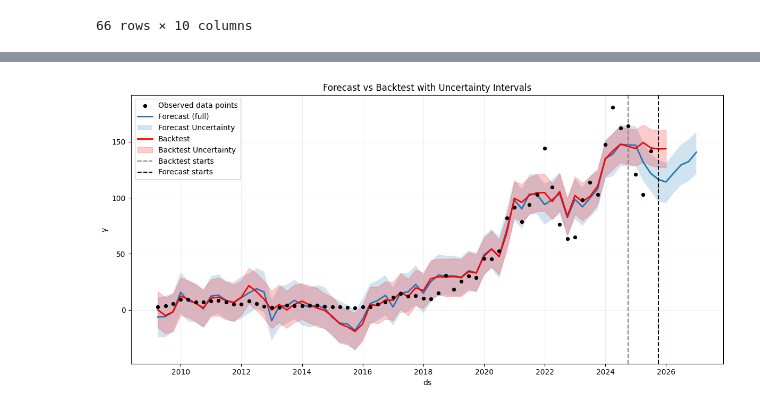
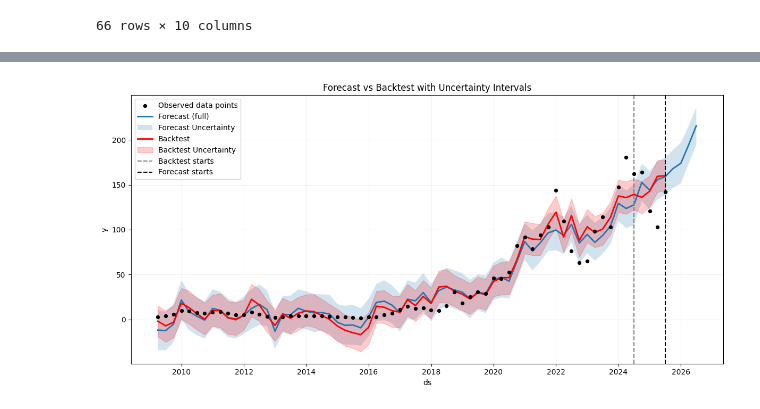
Before and after one commit to JonMc19/Stock-Price-Prediction-combining-econometric-models-and-ML, a Jupyter notebook: Type of analysis/Analisis temporal/models/amd/Prophet_model.ipynb, the cells around one changed output, grey strips where cells are left out. Cells and saved outputs as stored; diff of their text form; code cells hidden in the pictures.

```diff
--- a/Type of analysis/Analisis temporal/models/amd/Prophet_model.ipynb
+++ b/Type of analysis/Analisis temporal/models/amd/Prophet_model.ipynb
@@ -65,10 +65,9 @@ data[40:]
 #2) Add a future base scenario so Proheet can make predictions
 
 # ================== CONFIG ==================
-FUTURE_PERIODS = 6    # nº de trimestres a predecir
+FUTURE_PERIODS = 4    # nº de trimestres a predecir
 FREQ = "Q"            # frecuencia trimestral
-REG_COLS = ["revenue_musd", "net_income_musd", "assets_liabilities_ratio", "share_holder_equity_musd", "gdp_growth", "interest_rate"]
-
+REG_COLS = ["revenue_musd", "net_income_musd", "total_assets_musd","total_liabilities_musd",  "share_holder_equity_musd", "gdp_growth", "interest_rate"]
 # ================== PREP ====================
 df = data.copy()
 #df = df.rename(columns={"DS": "ds"})   # Prophet requiere columnas: ds (datetime), y (target)
@@ -92,11 +91,16 @@ df[REG_COLS] = df[REG_COLS].ffill()
 # ================== ESCENARIO FUTURO ==================
 # Calcula crecimiento medio trimestral para flows/equity
 growth_rates = {}
-for col in ["revenue_musd", "net_income_musd", "share_holder_equity_musd"]:  #Calculate growth rates and append to dictionary
-    growth_rates[col] = df[col].pct_change().mean(skipna=True)
+n = len(df)
 
-growth_rates["gdp_growth"]=df["gdp_growth"].mean() #Cause gdp_growth is already a growth rate just calculate the mean
-growth_rates["interest_rate"]=df["interest_rate"].mean() #Cause interest_rate is already a rate just calculate the mean
+# exponential weights: more recent quarters get larger weight
+K=8
+weights = np.exp(np.linspace(-K, 0, n))
+weights /= weights.sum()  # normalize to sum to 1
+
+for col in ["revenue_musd", "net_income_musd", "total_assets_musd","total_liabilities_musd", "share_holder_equity_musd"]:
+    gr = df[col].pct_change()
+    growth_rates[col] = np.average(gr.dropna(), weights=weights[1:])  # skip first NaN
 
 
 # Último punto observado
@@ -107,12 +111,13 @@ future_dates = pd.date_range(start=df["ds"].max(), periods=FUTURE_PERIODS+1, fre
 future = pd.DataFrame({"ds": future_dates})
 
 # Proyecta regresores (escenario baseline)
-for col in ["revenue_musd", "net_income_musd", "share_holder_equity_musd"]:
+for col in ["revenue_musd", "net_income_musd", "total_assets_musd","total_liabilities_musd", "share_holder_equity_musd"]:
     gr = 0.0 if np.isnan(growth_rates[col]) else growth_rates[col]
     future[col] = [last[col] * (1 + gr) ** i for i in range(1, FUTURE_PERIODS+1)]
 
 # Mantén constantes estos regresores (o pon tu propio escenario)
-future["assets_liabilities_ratio"] = last["assets_liabilities_ratio"]
+#future["assets_liabilities_ratio"] = last["assets_liabilities_ratio"]
+
 # gdp_growth: mantener último valor (o define tu propio escenario macro)
 future["gdp_growth"] = last["gdp_growth"]
 # interest_rate: mantener último valor (o define tu propio escenario macro)
@@ -147,12 +168,16 @@ df_bt[REG_COLS] = df_bt[REG_COLS].ffill()
 # ================== ESCENARIO FUTURO ==================
 # Calcula crecimiento medio trimestral para flows/equity
 growth_rates_bt = {}
-for col in ["revenue_musd", "net_income_musd", "share_holder_equity_musd"]:  #Calculate growth rates and append to dictionary
-    growth_rates_bt[col] = df_bt[col].pct_change().mean(skipna=True)
+n_bt = len(df_bt)
 
-growth_rates_bt["gdp_growth"]=df_bt["gdp_growth"].mean() #Cause gdp_growth is already a growth rate just calculate the mean
-growth_rates_bt["interest_rate"]=df_bt["interest_rate"].mean() #Cause interest_rate is already a rate just calculate the mean
+# exponential weights: more recent quarters get larger weight
+K=8
+weights_bt = np.exp(np.linspace(4, 0, n_bt))
+weights_bt /= weights_bt.sum()  # normalize to sum to 1
 
+for col in ["revenue_musd", "net_income_musd", "total_assets_musd","total_liabilities_musd", "share_holder_equity_musd"]:
+    gr_bt = df_bt[col].pct_change()
+    growth_rates_bt[col] = np.average(gr_bt.dropna(), weights=weights_bt[1:])  # skip first NaN
 
 # Último punto observado
 last_bt = df_bt.sort_values("ds").iloc[-1]
@@ -162,12 +187,10 @@ future_dates_bt = pd.date_range(start=df_bt["ds"].max(), periods=FUTURE_PERIODS+
 future_bt = pd.DataFrame({"ds": future_dates_bt})
 
 # Proyecta regresores (escenario baseline)
-for col in ["revenue_musd", "net_income_musd", "share_holder_equity_musd"]:
+for col in ["revenue_musd", "net_income_musd", "total_assets_musd","total_liabilities_musd", "share_holder_equity_musd"]:
     gr_bt = 0.0 if np.isnan(growth_rates_bt[col]) else growth_rates_bt[col]
-    future_bt[col] = [last_bt[col] * (1 + gr) ** i for i in range(1, FUTURE_PERIODS+1)]
+    future_bt[col] = [last_bt[col] * (1 + gr_bt) ** i for i in range(1, FUTURE_PERIODS+1)]
 
-# Mantén constantes estos regresores (o pon tu propio escenario)
-future_bt["assets_liabilities_ratio"] = last_bt["assets_liabilities_ratio"]
 # gdp_growth: mantener último valor (o define tu propio escenario macro)
 future_bt["gdp_growth"] = last_bt["gdp_growth"]
 # interest_rate: mantener último valor (o define tu propio escenario macro)
@@ -401,8 +457,8 @@ results['ds'] = pd.to_datetime(results['ds'])
 results_bt['ds'] = pd.to_datetime(results_bt['ds'])
 
 # --- Find split dates
-bt_split   = results_bt.loc[results_bt['is_future'], 'ds'].min()   # ~2024-09-30
-full_split = results.loc[results['is_future'], 'ds'].min()         # ~2025-09-30
+bt_split   = results_bt.loc[results_bt['is_future'].eq(False), 'ds'].max()   # ~2024-06-30
+full_split = results.loc[results['is_future'].eq(False), 'ds'].max()         # ~2025-06-30
 
 fig, ax = plt.subplots(figsize=(12,6))
 
@@ -418,31 +474,31 @@ ax.fill_between(results['ds'], results['yhat_lower'], results['yhat_upper'],
                 alpha=0.2, label='Forecast Uncertainty')
 
 # Backtest line + CI
 ax.plot(results_bt['ds'], results_bt['yhat'], label='Backtest', linewidth=2, color='red')
 ax.fill_between(results_bt['ds'], results_bt['yhat_lower'], results_bt['yhat_upper'],
                 alpha=0.2, label='Backtest Uncertainty', color='red')
 
 # --- Vertical split lines
 if pd.notna(bt_split):
     ax.axvline(bt_split, linestyle='--', linewidth=1.5, color='gray')
     # Dummy handle just for legend
     ax.plot([], [], linestyle='--', linewidth=1.5, color='gray', label='Backtest starts')
 
 if pd.notna(full_split):
     ax.axvline(full_split, linestyle='--', linewidth=1.5, color='black')
     # Dummy handle just for legend
     ax.plot([], [], linestyle='--', linewidth=1.5, color='black', label='Forecast starts')
 
 # Cosmetics
 ax.set_title('Forecast vs Backtest with Uncertainty Intervals')
 ax.set_xlabel('ds'); ax.set_ylabel('y')
 # Deduplicate legend labels
 handles, labels = ax.get_legend_handles_labels()
 uniq = dict(zip(labels, handles))
 ax.legend(uniq.values(), uniq.keys(), loc='upper left')
 ax.grid(True, alpha=0.2)
 
 plt.tight_layout()
 plt.show()
 # %% [output]
-[figure, old version]
+[figure, new version]
```
Also changed, not shown: parts of 14 cells of this notebook, 4 other files.
